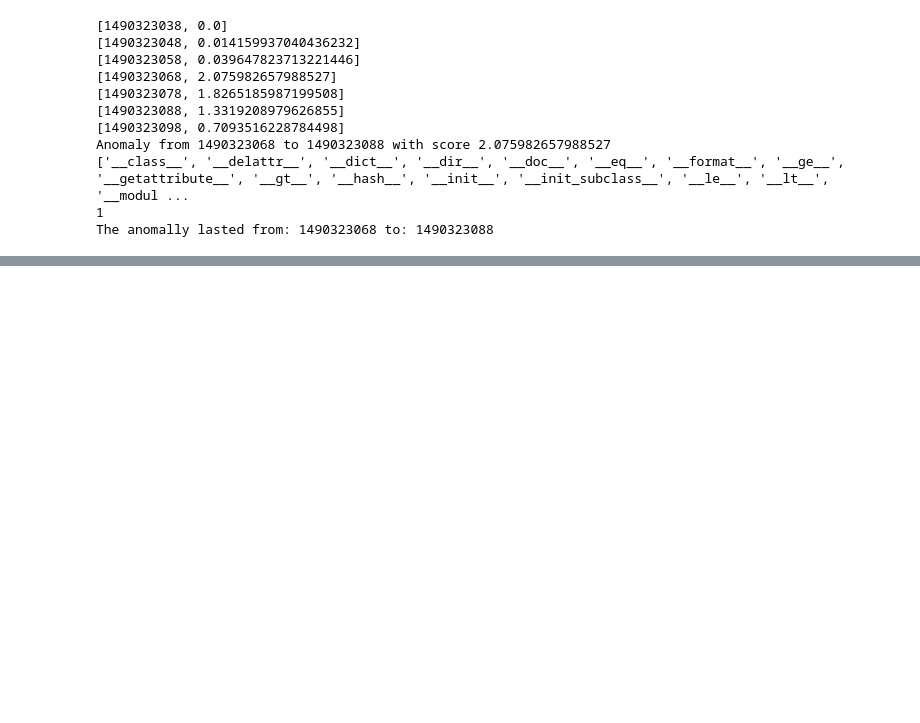
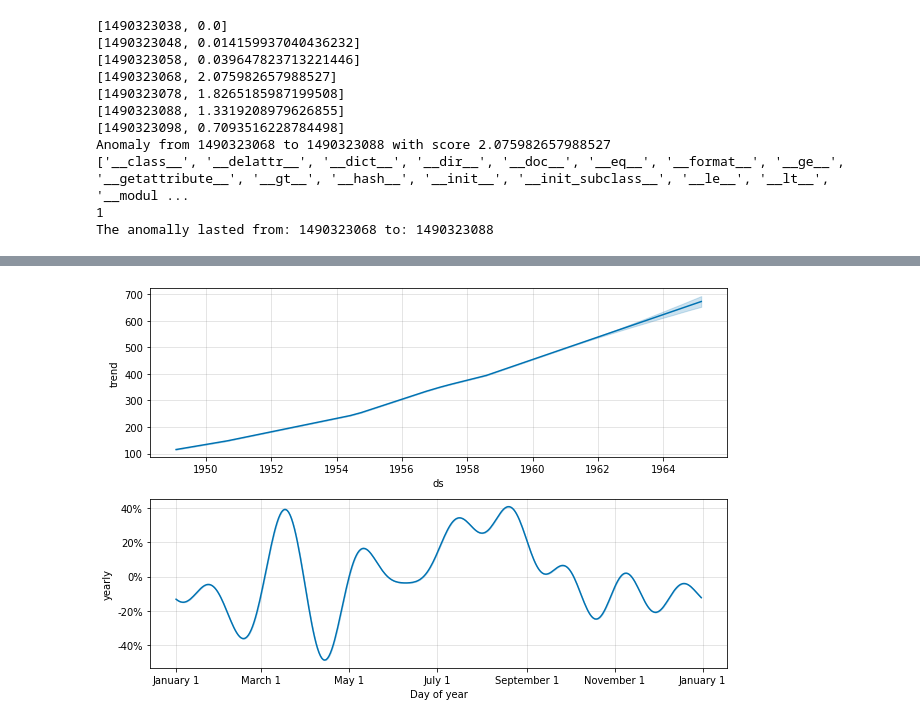
Before and after one commit to Daivar/Deep_Learning_Models, a Jupyter notebook: Anomaly_detection.ipynb, the cells around one changed output, grey strips where cells are left out. Cells and saved outputs as stored; diff of their text form; code cells hidden in the pictures; blank space fills up the shorter version.

```diff
--- a/Anomaly_detection.ipynb
+++ b/Anomaly_detection.ipynb
@@ -446,0 +528,4 @@ The anomally lasted from: 1490323068 to: 1490323088
+# %%
+fig = mymodel.plot_components(fcast)
+# %% [output]
+[figure, added]
```
Also changed, not shown: parts of 8 cells of this notebook.
